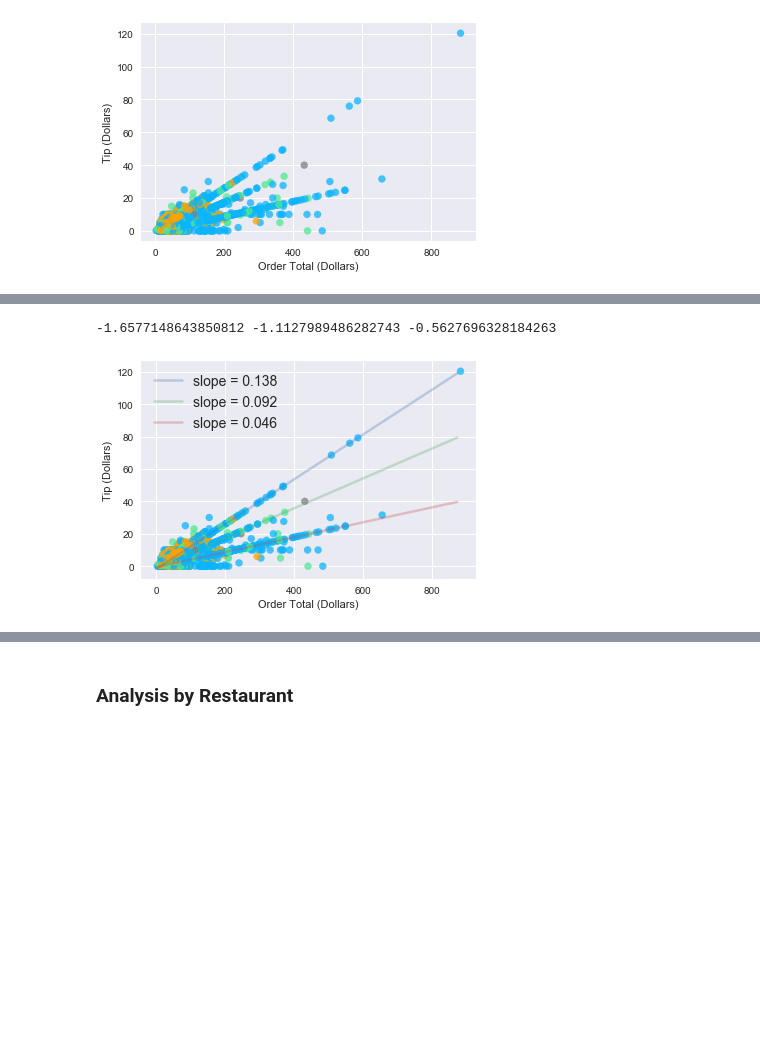
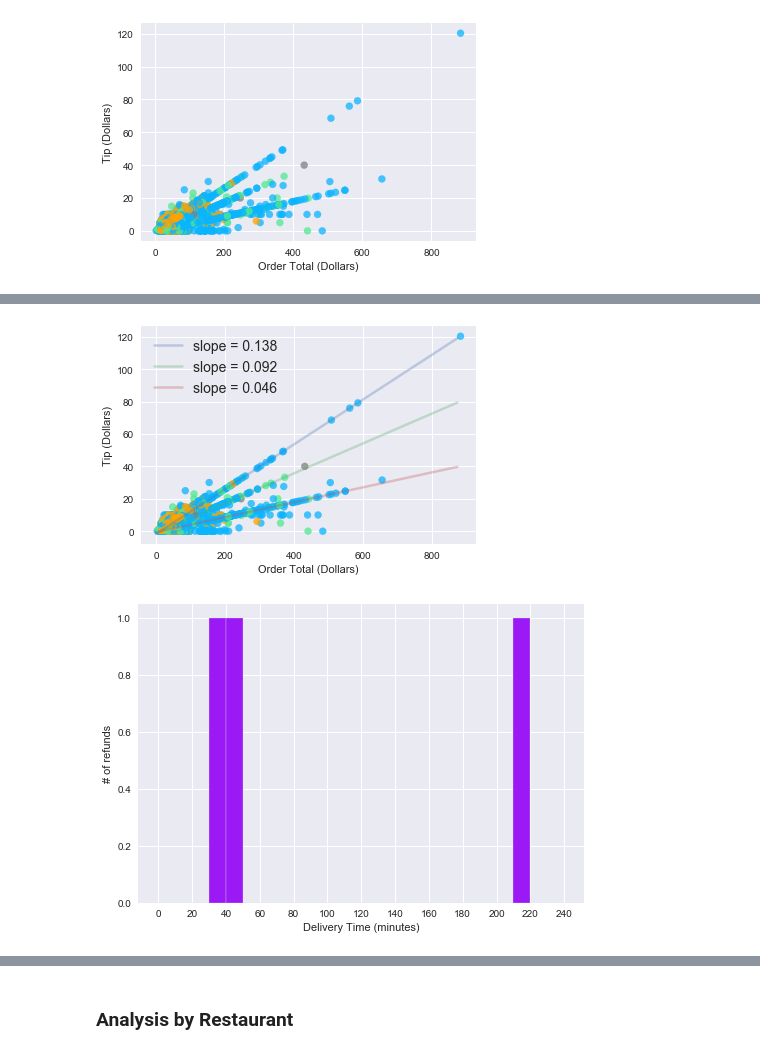
Before and after one commit to toestie/fooddelivery-dataset, a Jupyter notebook: notebooks/analysis.ipynb, the cells around one changed output, grey strips where cells are left out. Cells and saved outputs as stored; diff of their text form; code cells hidden in the pictures; blank space fills up the shorter version.

```diff
--- a/notebooks/analysis.ipynb
+++ b/notebooks/analysis.ipynb
@@ -344,13 +358,24 @@ plt.plot(x, a1*x+b1, linewidth=2.5, alpha=0.3, label="slope = "+str(round(a1, 3)
 plt.plot(x, a2*x+b2, linewidth=2.5, alpha=0.3, label="slope = "+str(round(a2, 3)))
 plt.plot(x, a3*x+b3, linewidth=2.5, alpha=0.3, label="slope = "+str(round(a3, 3)))
 
-print(b1, b2, b3)
-
 plt.xlabel("Order Total (Dollars)")
 plt.ylabel("Tip (Dollars)")
 plt.legend(fontsize=14)
 plt.savefig("../artifacts/CostvsTip_fit.png")
 plt.show()
 # %% [output]
--1.6577148643850812 -1.1127989486282743 -0.5627696328184263
 [figure]
+# %%
+# Total refund vs time to deliver
+refund = df.loc[(df["Refunded_amount"]>0) & (df["Refunded_amount"] == df["Order_total"])]
+fig, ax = plt.subplots()
+histdata = refund["Total_Delivery_Time"]/ pd.Timedelta(minutes=1)
+plt.hist(histdata, bins=np.arange(0,250,10), ec="k", color='#9b19f5', edgecolor='#e0e0e0')
+ax.set_xticks(np.arange(0,250,20))
+
+plt.ylabel("# of refunds")
+plt.xlabel("Delivery Time (minutes)")
+#plt.savefig("../artifacts/OrderCountHist.png")
+plt.show()
+# %% [output]
+[figure, added]
```
Also changed, not shown: parts of 7 cells of this notebook, 3 other files.
